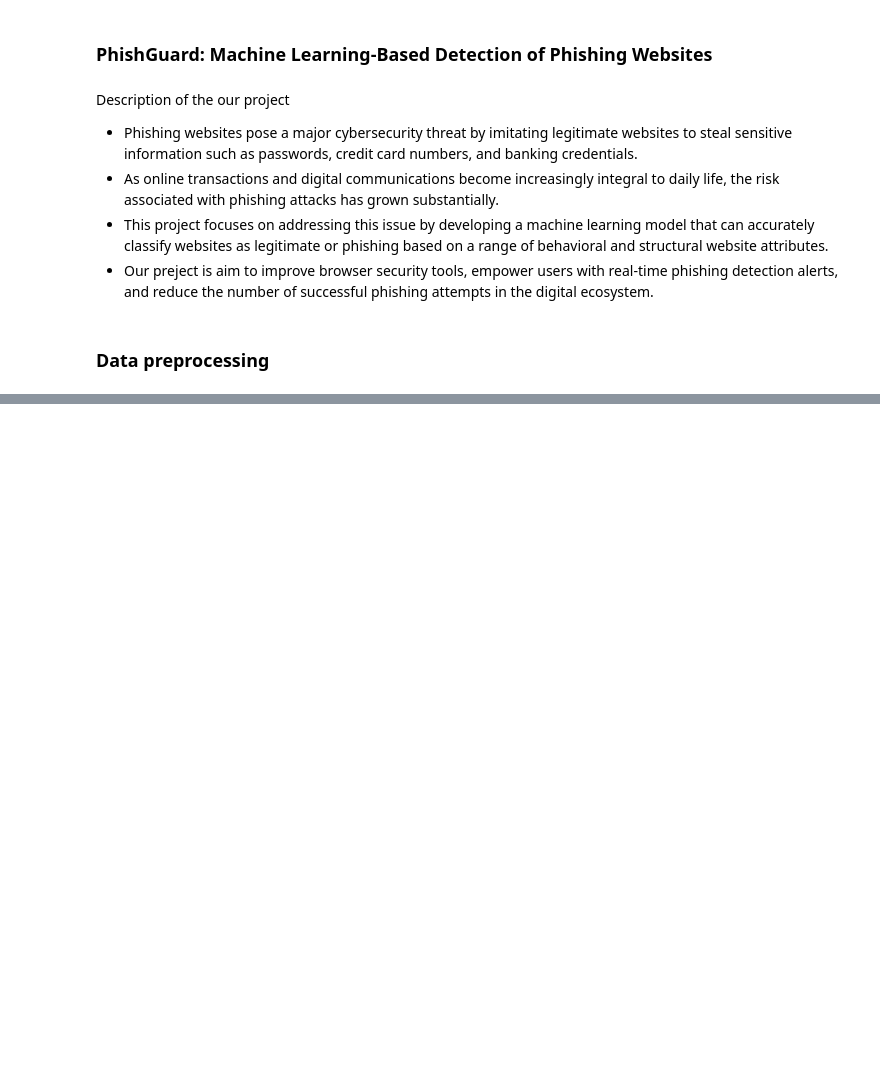
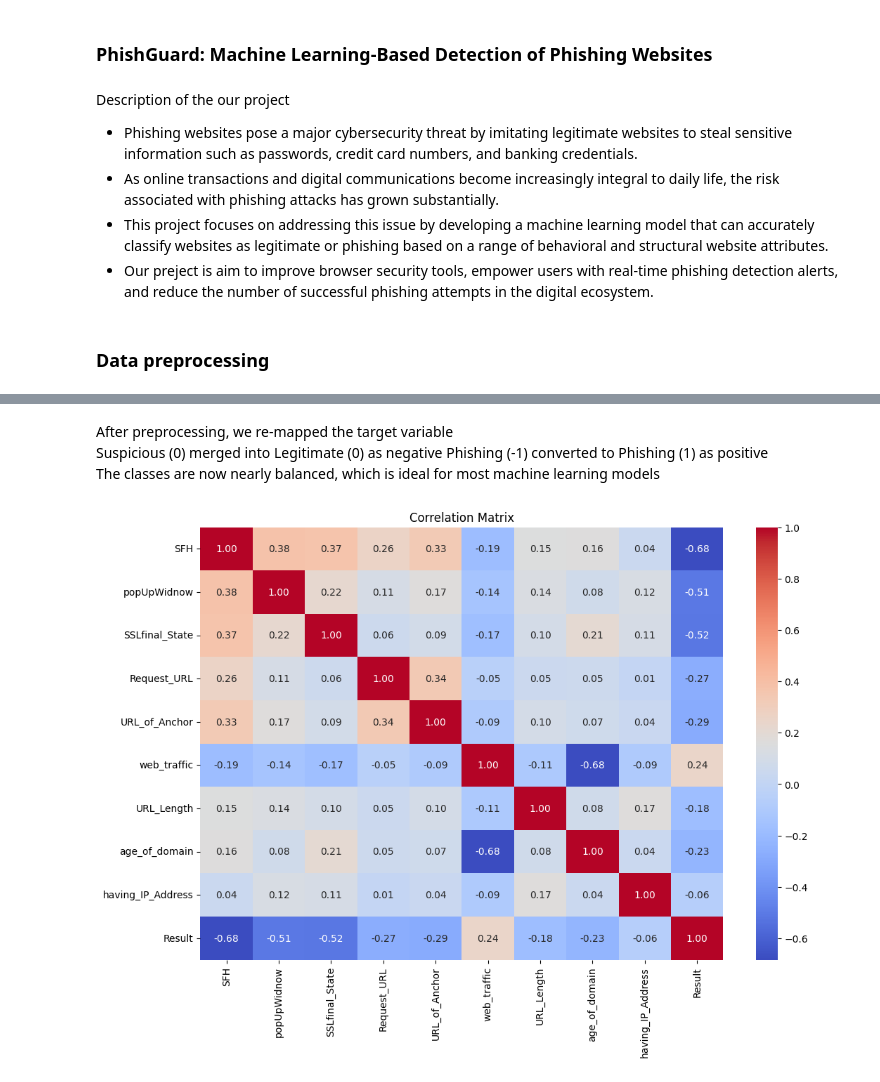
Before and after one commit to Fulankeee/MIE1628-Project-5, a Jupyter notebook: MIE1628_A5.ipynb, the cells around one changed output, grey strips where cells are left out. Saved outputs shown, nothing was run; the diff lists cells and outputs as text; code cells hidden in the pictures; blank space fills up the shorter version.

```diff
--- a/MIE1628_A5.ipynb
+++ b/MIE1628_A5.ipynb
@@ -37,0 +115,13 @@ FileNotFoundError: [Errno 2] No such file or directory: 'phishing.arff'
+# %% [markdown]
+After preprocessing, we re-mapped the target variable
+Suspicious (0) merged into Legitimate (0) as negative
+Phishing (-1) converted to Phishing (1) as positive
+The classes are now nearly balanced, which is ideal for most machine learning models
+# %%
+# Visualize how features are related to each other and to the target.
+plt.figure(figsize=(12, 8))
+sns.heatmap(df.corr(), annot=True, cmap='coolwarm', fmt=".2f")
+plt.title("Correlation Matrix")
+plt.show()
+# %% [output]
+[figure, added]
```
Also changed, not shown: parts of 17 cells of this notebook.
